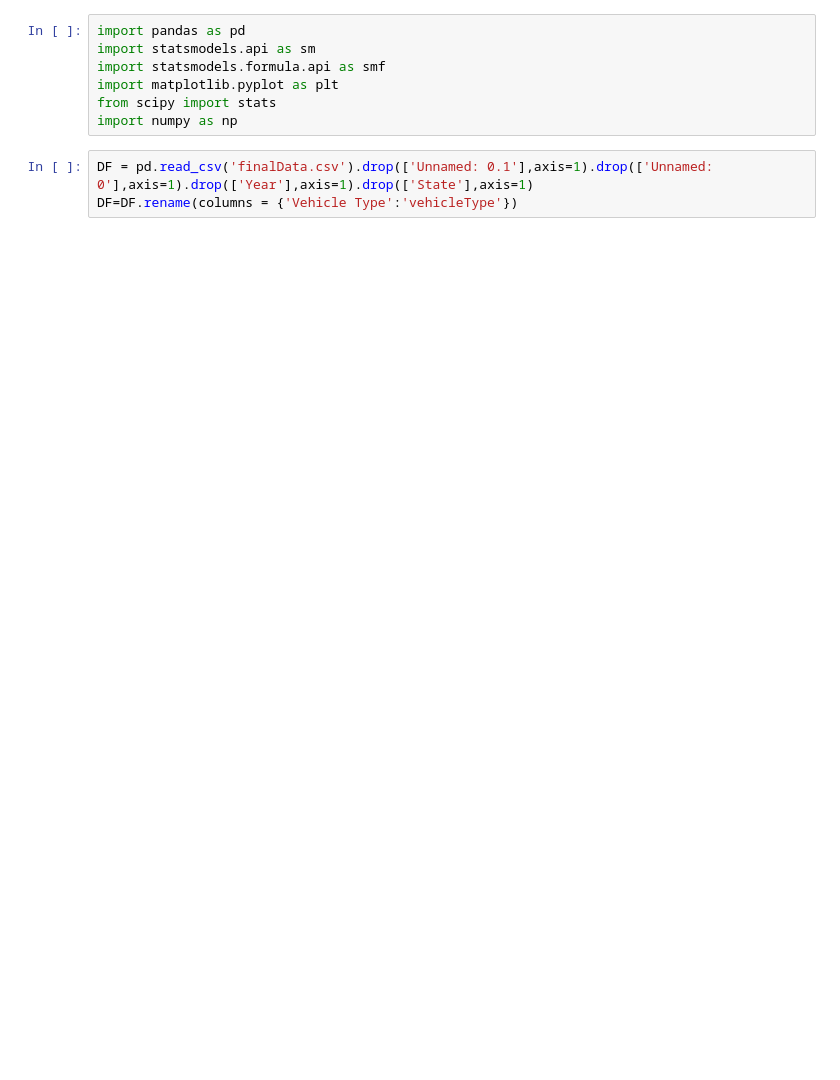
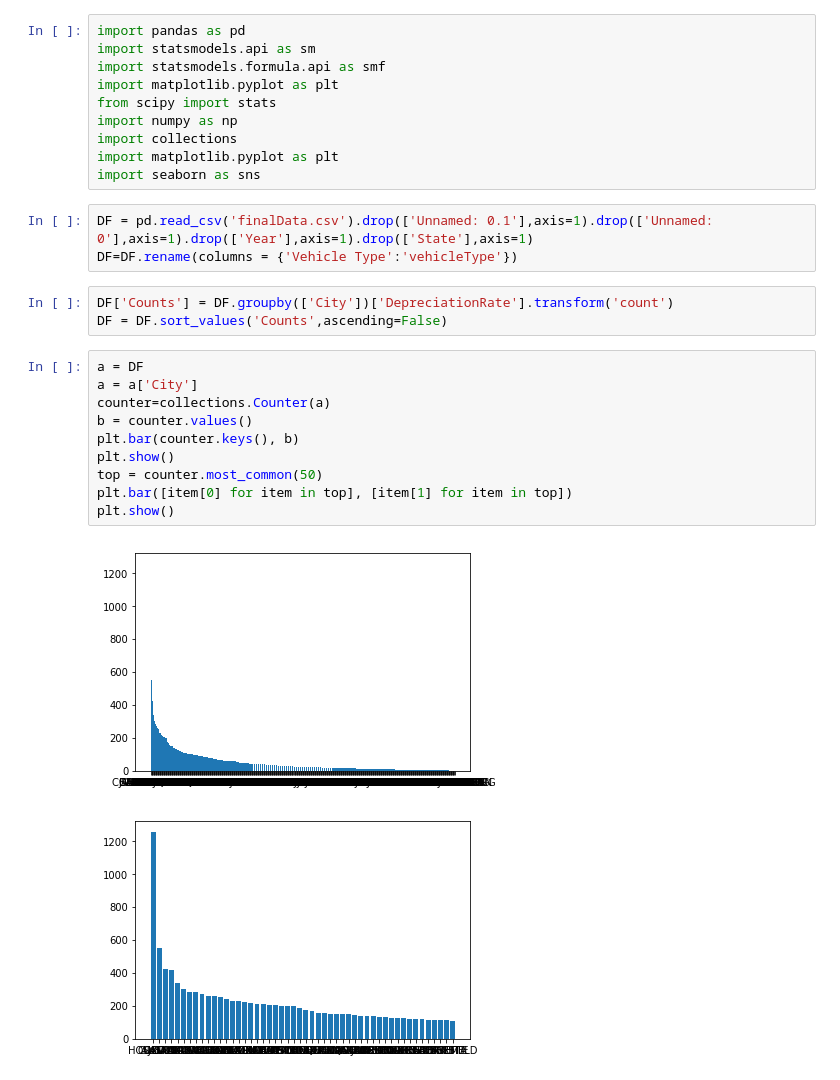
Before and after one commit to ZhuoShan/INFO370FinalProject, a Jupyter notebook: finalAnalysis.ipynb, the cells around one changed output. Saved outputs shown, nothing was run; the diff lists cells and outputs as text; blank space fills up the shorter version.

```diff
--- a/finalAnalysis.ipynb
+++ b/finalAnalysis.ipynb
@@ -5,7 +5,26 @@ import statsmodels.formula.api as smf
 import matplotlib.pyplot as plt
 from scipy import stats
 import numpy as np
+import collections
+import matplotlib.pyplot as plt
+import seaborn as sns
 # %%
 DF = pd.read_csv('finalData.csv').drop(['Unnamed: 0.1'],axis=1).drop(['Unnamed: 0'],axis=1).drop(['Year'],axis=1).drop(['State'],axis=1)
 DF=DF.rename(columns = {'Vehicle Type':'vehicleType'})
+# %%
+DF['Counts'] = DF.groupby(['City'])['DepreciationRate'].transform('count')
+DF = DF.sort_values('Counts',ascending=False)
+# %%
+a = DF
+a = a['City']
+counter=collections.Counter(a)
+b = counter.values()
+plt.bar(counter.keys(), b)
+plt.show()
+top = counter.most_common(50)
+plt.bar([item[0] for item in top], [item[1] for item in top])
+plt.show()
+# %% [output]
+[figure, added]
+[figure, added]
 # %%
```
Also changed, not shown: parts of 11 cells of this notebook, 6 other files.
